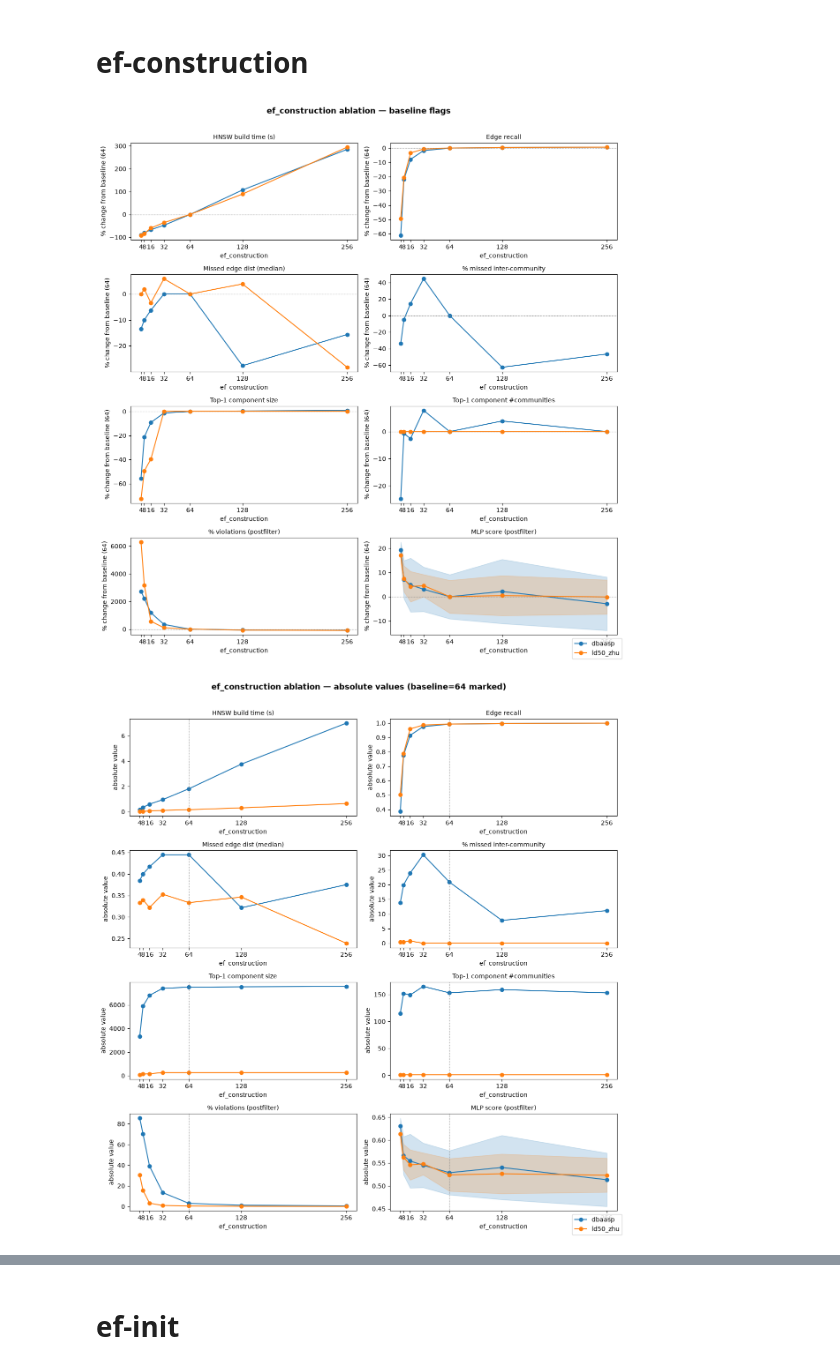
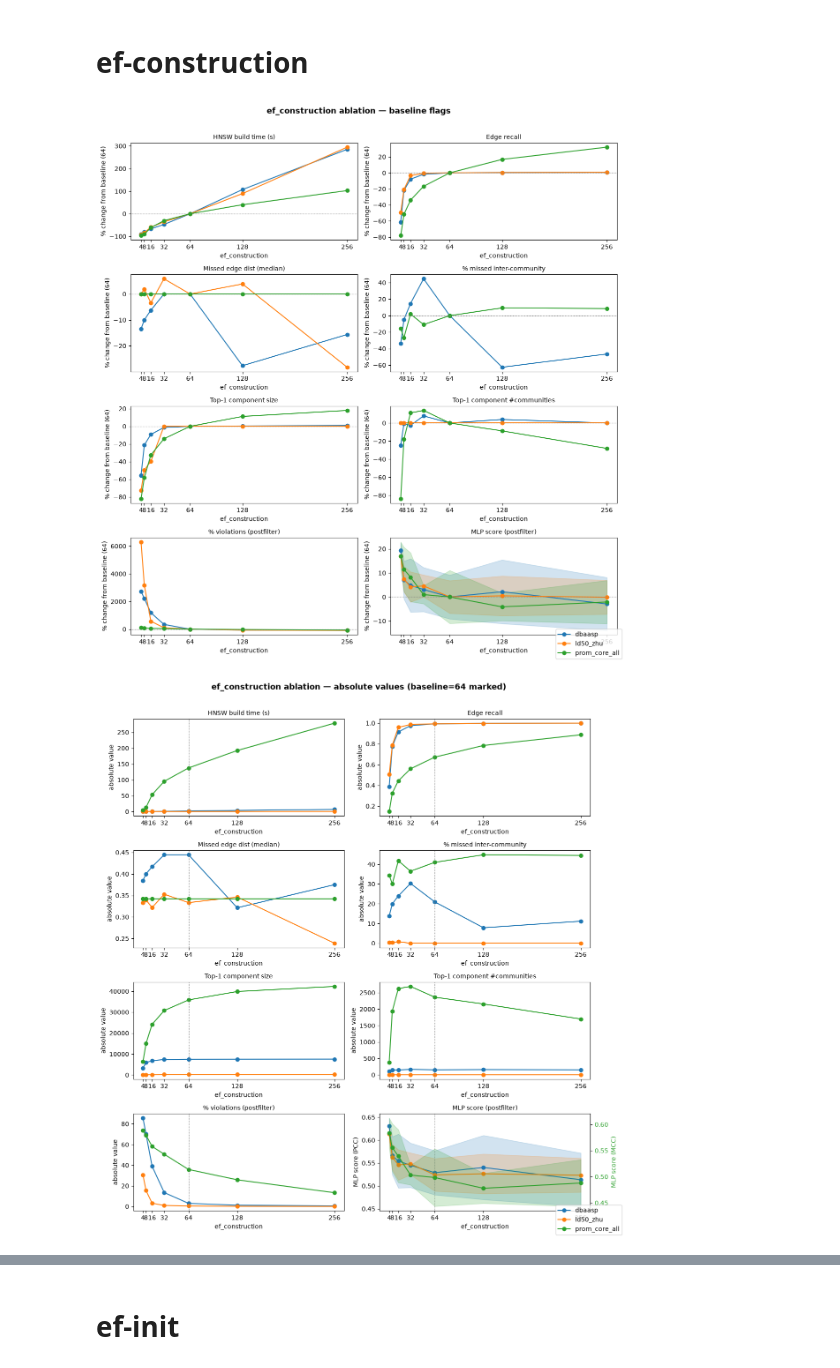
Before and after one commit to anthol42/refnd, a Jupyter notebook: ablation/analysis.ipynb, the cells around one changed output, grey strips where cells are left out. Cells and saved outputs as stored; diff of their text form; code cells hidden in the pictures.

```diff
--- a/ablation/analysis.ipynb
+++ b/ablation/analysis.ipynb
@@ -102,10 +102,13 @@ BASELINE = dict(
 )
 
 DATASETS = [
-    ("dbaasp",   "#1f77b4", "dbaasp"),
-    ("ld50_zhu", "#ff7f0e", "ld50_zhu"),
-    # ("prom_core_all", "#2ca02c", "prom_core_all"),  # run not yet complete
+    ("dbaasp",        "#1f77b4", "dbaasp"),
+    ("ld50_zhu",      "#ff7f0e", "ld50_zhu"),
+    ("prom_core_all", "#2ca02c", "prom_core_all"),
 ]
+
+# MCC datasets use a right y-axis wherever raw MLP scores are shown
+DATASET_METRIC = {"dbaasp": "PCC", "ld50_zhu": "PCC", "prom_core_all": "MCC"}
 
 def _get(r, *keys):
     d = r
@@ -127,6 +130,8 @@ METRICS = [
     )),
 ]
 
+MLP_METRIC_IDX = len(METRICS) - 1
+
 EFC_BASELINE = 64
 
 ncols = 2
@@ -139,7 +144,6 @@ for ds_key, color, label in DATASETS:
     runs.sort(key=lambda r: r["input"]["ef_construction"])
     xs = [r["input"]["ef_construction"] for r in runs]
 
-    # find the baseline run to normalise y values
     baseline_run = next(r for r in runs if r["input"]["ef_construction"] == EFC_BASELINE)
 
     for ax, (title, fn) in zip(axes, METRICS):
@@ -169,43 +173,59 @@ fig.suptitle("ef_construction ablation — baseline flags", fontsize=13, fontwei
 plt.tight_layout(rect=[0, 0, 1, 0.97])
 plt.show()
 # %% [output]
-[figure, old version]
+[figure, new version]
 # %%
-
 ncols = 2
 nrows = (len(METRICS) + 1) // ncols
 fig, axes = plt.subplots(nrows, ncols, figsize=(12, nrows * 3.2))
 axes = axes.flatten()
 
+twin_axes = {}  # ax -> twinx, created on demand for MLP score panel
+
 for ds_key, color, label in DATASETS:
     runs = load_results(dataset=ds_key, **BASELINE)
     runs.sort(key=lambda r: r["input"]["ef_construction"])
     xs = [r["input"]["ef_construction"] for r in runs]
+    is_mcc = DATASET_METRIC[ds_key] == "MCC"
 
-    for ax, (title, fn) in zip(axes, METRICS):
+    for ax_idx, (ax, (title, fn)) in enumerate(zip(axes, METRICS)):
         vals = [fn(r) for r in runs]
         ys  = np.array([v[0] for v in vals], dtype=float)
         std = np.array([v[1] if v[1] is not None else np.nan for v in vals], dtype=float)
 
-        ax.plot(xs, ys, marker="o", color=color, label=label)
+        if ax_idx == MLP_METRIC_IDX and is_mcc:
+            if ax not in twin_axes:
+                twin_axes[ax] = ax.twinx()
+                twin_axes[ax].set_ylabel("MLP score (MCC)", color="#2ca02c")
+                twin_axes[ax].tick_params(axis="y", labelcolor="#2ca02c")
+            target = twin_axes[ax]
+        else:
+            target = ax
+
+        target.plot(xs, ys, marker="o", color=color, label=label)
         if not np.all(np.isnan(std)):
-            ax.fill_between(xs, ys - std, ys + std, color=color, alpha=0.2)
-        ax.axvline(EFC_BASELINE, color="gray", linestyle=":", linewidth=0.8)
+            target.fill_between(xs, ys - std, ys + std, color=color, alpha=0.2)
+
+        if ax_idx != MLP_METRIC_IDX or not is_mcc:
+            ax.axvline(EFC_BASELINE, color="gray", linestyle=":", linewidth=0.8)
         ax.set_title(title, fontsize=10)
         ax.set_xlabel("ef_construction")
-        ax.set_ylabel("absolute value")
+        if ax_idx == MLP_METRIC_IDX:
+            ax.set_ylabel("MLP score (PCC)")
+        else:
+            ax.set_ylabel("absolute value")
         ax.xaxis.set_major_locator(mticker.FixedLocator(xs))
 
 for ax in axes[len(METRICS):]:
     ax.set_visible(False)
 
-handles, labels = axes[0].get_legend_handles_labels()
-fig.legend(handles, labels, loc="lower right", fontsize=10)
+handles, labels_h = axes[0].get_legend_handles_labels()
+fig.legend(handles, labels_h, loc="lower right", fontsize=10)
 fig.suptitle("ef_construction ablation — absolute values (baseline=64 marked)", fontsize=13, fontweight="bold")
 plt.tight_layout(rect=[0, 0, 1, 0.97])
 plt.show()
 # %% [output]
-[figure, old version]
+[figure, new version]
 # %%
 from matplotlib.lines import Line2D
 from scipy import stats
```
Also changed, not shown: parts of 13 cells of this notebook, 15 other files.
